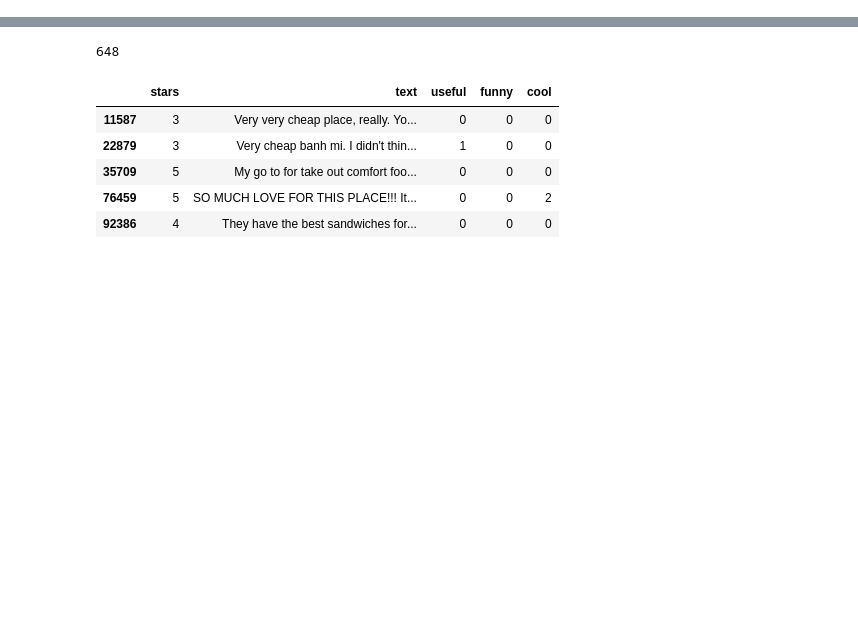
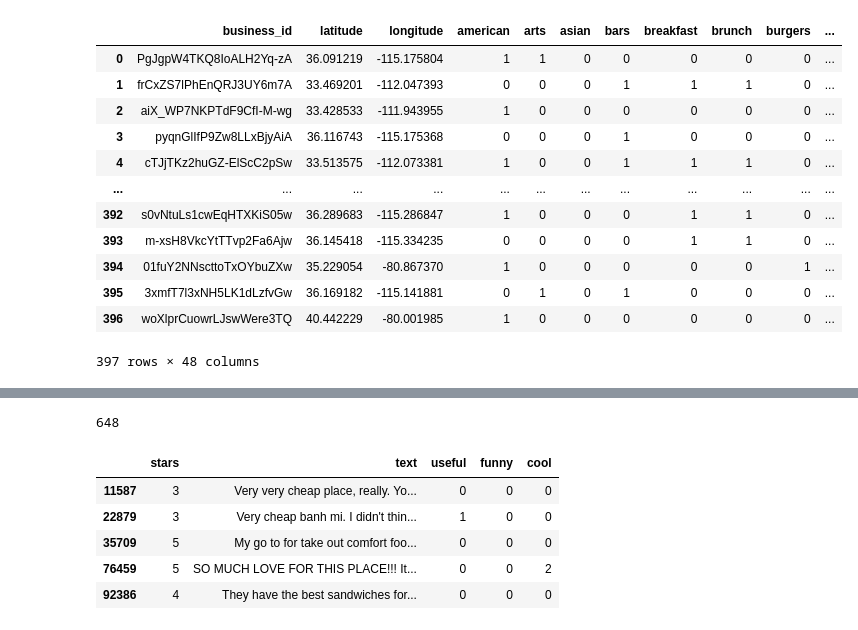
Before and after one commit to Joeyzect/Analytics_Edge_2022, a Jupyter notebook: notebooks/02-joseph-bert.ipynb, the cells around one changed output, grey strips where cells are left out. Saved outputs shown, nothing was run; the diff lists cells and outputs as text; code cells hidden in the pictures; blank space fills up the shorter version.

```diff
--- a/notebooks/02-joseph-bert.ipynb
+++ b/notebooks/02-joseph-bert.ipynb
@@ -9,0 +285,4 @@ from collections import Counter
+# %%
+january_2017_reviews = review[(review['year']==2017) & (review['month']==1)].groupby('business_id')['stars'].agg(['mean'])
+# %%
+mydata = pd.concat([final_df, january_2017_reviews], axis=1).dropna()
@@ -9,0 +298,3 @@ from collections import Counter
+# %%
+businesses = pd.read_csv('../data/raw/yelp_business.csv')
+mybusinesses = businesses[businesses['business_id'].isin(mydata.index.to_list())].reset_index(drop=True)
@@ -9,0 +329,20 @@ from collections import Counter
+# %%
+#combine all features
+#business_final = pd.concat([mybusinesses[['business_id', 'latitude', 'longitude']], business_categories, business_cities], axis=1)
+business_final = mybusinesses[['business_id', 'latitude', 'longitude']]
+# %%
+business_final
+# %% [output]
+|  | business_id | latitude | longitude | american | arts | asian | bars | breakfast | brunch | burgers | ... |
+| 0 | PgJgpW4TKQ8IoALH2Yq-zA | 36.091219 | -115.175804 | 1 | 1 | 0 | 0 | 0 | 0 | 0 | ... |
+| 1 | frCxZS7lPhEnQRJ3UY6m7A | 33.469201 | -112.047393 | 0 | 0 | 0 | 1 | 1 | 1 | 0 | ... |
+| 2 | aiX_WP7NKPTdF9CfI-M-wg | 33.428533 | -111.943955 | 1 | 0 | 0 | 0 | 0 | 0 | 0 | ... |
+| 3 | pyqnGlIfP9Zw8LLxBjyAiA | 36.116743 | -115.175368 | 0 | 0 | 0 | 1 | 0 | 0 | 0 | ... |
+| 4 | cTJjTKz2huGZ-ElScC2pSw | 33.513575 | -112.073381 | 1 | 0 | 0 | 1 | 1 | 1 | 0 | ... |
+| ... | ... | ... | ... | ... | ... | ... | ... | ... | ... | ... | ... |
+| 392 | s0vNtuLs1cwEqHTXKiS05w | 36.289683 | -115.286847 | 1 | 0 | 0 | 0 | 1 | 1 | 0 | ... |
+| 393 | m-xsH8VkcYtTTvp2Fa6Ajw | 36.145418 | -115.334235 | 0 | 0 | 0 | 0 | 1 | 1 | 0 | ... |
+| 394 | 01fuY2NNscttoTxOYbuZXw | 35.229054 | -80.867370 | 1 | 0 | 0 | 0 | 0 | 0 | 1 | ... |
+| 395 | 3xmfT7l3xNH5LK1dLzfvGw | 36.169182 | -115.141881 | 0 | 1 | 0 | 1 | 0 | 0 | 0 | ... |
+| 396 | woXlprCuowrLJswWere3TQ | 40.442229 | -80.001985 | 1 | 0 | 0 | 0 | 0 | 0 | 0 | ... |
+397 rows × 48 columns
```
Also changed, not shown: parts of 90 cells of this notebook.
